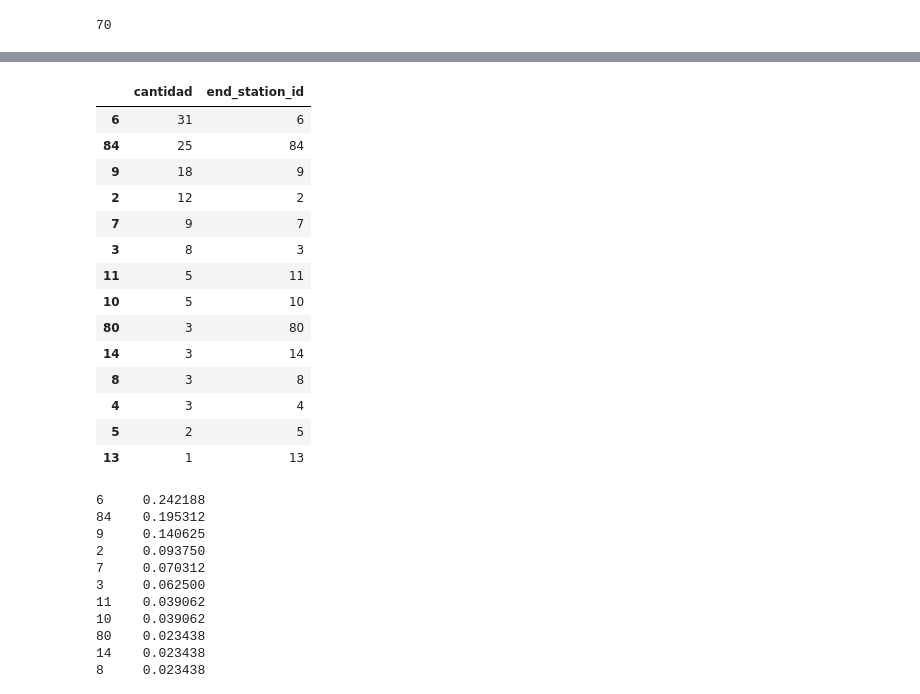
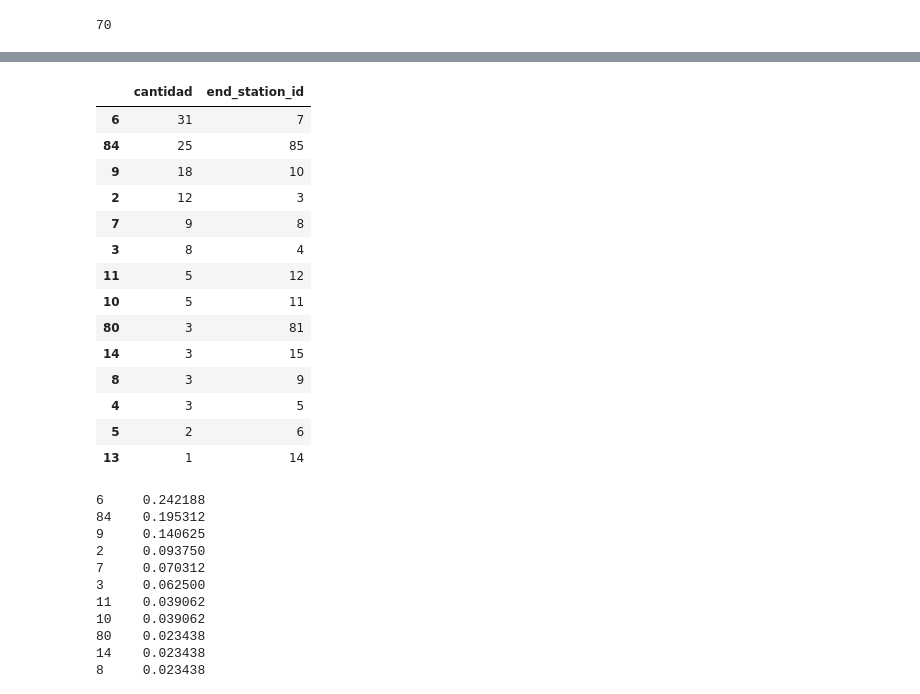
Before and after one commit to santiagoaso/2017datos, a Jupyter notebook: Marching Lainin Fonti.ipynb, the cells around one changed output, grey strips where cells are left out. Saved outputs shown, nothing was run; the diff lists cells and outputs as text; code cells hidden in the pictures.

```diff
--- a/Marching Lainin Fonti.ipynb
+++ b/Marching Lainin Fonti.ipynb
@@ -57 +133,8 @@ for y in range(0, 70):
+# %%
+salidaFinal2 = pd.merge(salidaFinal2 , salida, on='id', how='left')
+# %%
+salidaFinal2 = salidaFinal2[salidaFinal2.start_station_id != 84]
+salidaFinal2 = salidaFinal2[salidaFinal2.start_station_id != 80]
+# %%
+salidaFinal2= salidaFinal2.loc[:,['id','duration']]
 # %%
@@ -91,0 +171,31 @@ salidaFinal.to_csv("salida.csv", index=False)
+# %%
+tripEntrada = trip
+for x in range(0, 7):
+    for z in range (0,25):
+        tripAuxX = tripEntrada[tripEntrada.start_station_id == 80]
+        tripsSalidaX = tripsSalida[tripsSalida.start_station_id == 80]
+        tripsAuxX = tripAuxX[tripAuxX.start_hour == z]
+        tripsSalidaX = tripsSalidaX[tripsSalidaX.start_hour == z]
+        tripAuxX = tripAuxX[tripAuxX.dia == x]
+        tripsSalidaX = tripsSalidaX[tripsSalidaX.date == str(x)]
+        tripsJJ = tripAuxX[trip.date == str(7)]
+        D = 30000000000000
+        T=0
+        for P in range (20,30):
+            K = tripAuxX.count().id
+            Aux = tripAuxX.end_station_id.value_counts().to_frame(name='cantidades')
+            Aux['end_station_id'] = Aux.index
+            tripsJJ = pd.merge(tripAuxX, Aux, on='end_station_id', how='inner')
+            tripsJJ = tripsJJ[tripsJJ.cantidades >=  K/P]
+            S = tripsJJ['duration'].sum()/tripsJJ.count().id
+            Aux = tripAuxX
+            Aux['salida']= S
+            Aux['diferencia']=(Aux['salida']-Aux['duration'])**2
+            Aux.diferencia.sum()
+            if (D> Aux.diferencia.sum()):
+                D=Aux.diferencia.sum()
+                T=S
+        T = tripsJJ['duration'].sum()/tripsJJ.count().id
+        tripsSalidaX['duration']= T
+        tripsX= tripsSalidaX.loc[:,['id','duration']]
+        salidaFinal2 = salidaFinal2.append(tripsX)
@@ -152,24 +340,24 @@ tripsJJ
 # %%
 Aux = tripAuxX.end_station_id.value_counts().to_frame(name='cantidad')
 K = tripAuxX.count().id
-Aux['end_station_id'] = Aux.index
+Aux['end_station_id'] = Aux.index+1
 Aux
 # %% [output]
 |  | cantidad | end_station_id |
-| 6 | 31 | 6 |
-| 84 | 25 | 84 |
-| 9 | 18 | 9 |
-| 2 | 12 | 2 |
-| 7 | 9 | 7 |
-| 3 | 8 | 3 |
-| 11 | 5 | 11 |
-| 10 | 5 | 10 |
-| 80 | 3 | 80 |
-| 14 | 3 | 14 |
-| 8 | 3 | 8 |
-| 4 | 3 | 4 |
-| 5 | 2 | 5 |
-| 13 | 1 | 13 |
+| 6 | 31 | 7 |
+| 84 | 25 | 85 |
+| 9 | 18 | 10 |
+| 2 | 12 | 3 |
+| 7 | 9 | 8 |
+| 3 | 8 | 4 |
+| 11 | 5 | 12 |
+| 10 | 5 | 11 |
+| 80 | 3 | 81 |
+| 14 | 3 | 15 |
+| 8 | 3 | 9 |
+| 4 | 3 | 5 |
+| 5 | 2 | 6 |
+| 13 | 1 | 14 |
 # %%
 Promedios = tripAuxX['end_station_id'].value_counts()/tripAuxX['end_station_id'].count()
 Promedios
```
Also changed, not shown: parts of 34 cells of this notebook, 1 other file.
